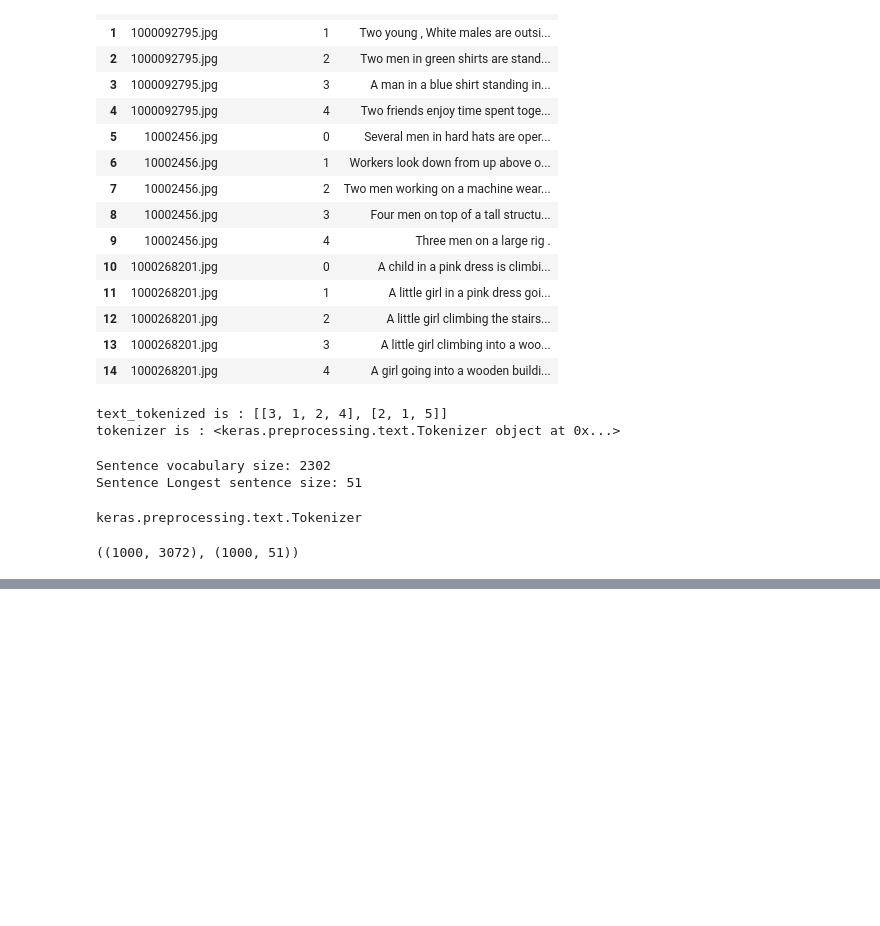
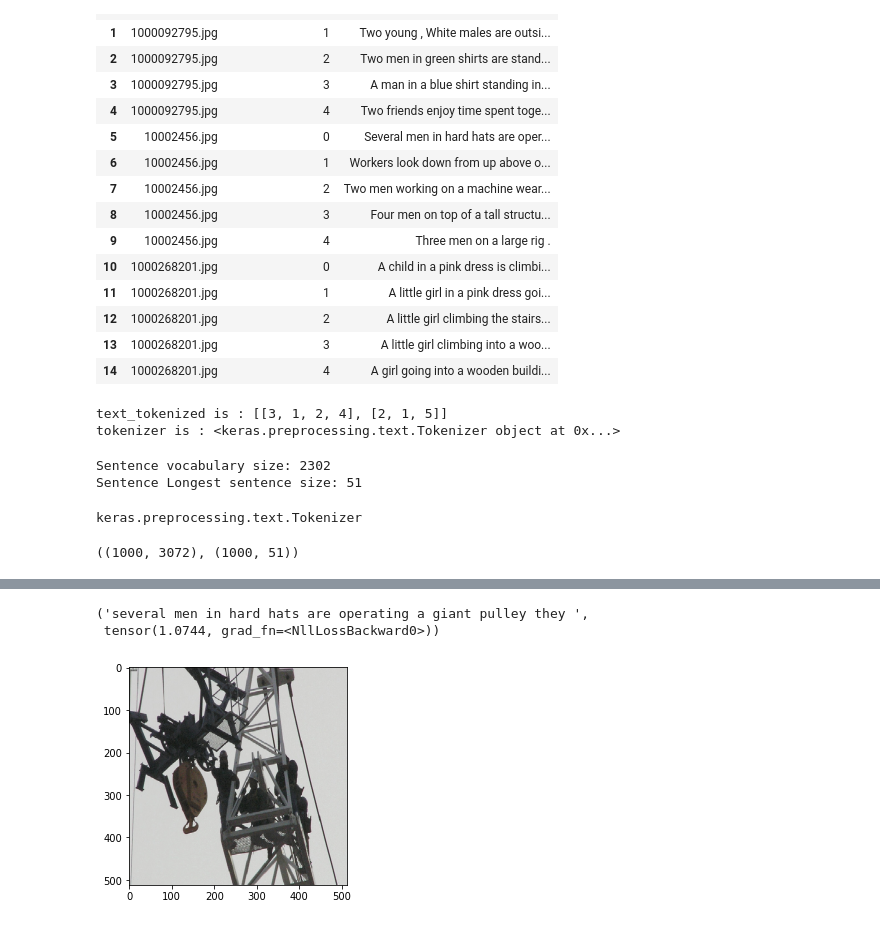
Before and after one commit to rsade090/Base_ImageCaptioning, a Jupyter notebook: Base_Reza.ipynb, the cells around one changed output, grey strips where cells are left out. Drawn from its saved outputs; the diff is of its cells as text; code cells hidden in the pictures; blank space fills up the shorter version.

```diff
--- a/Base_Reza.ipynb
+++ b/Base_Reza.ipynb
@@ -147,0 +446,6 @@ Error:
+# %%
+evaluate(5)
+# %% [output]
+('several men in hard hats are operating a giant pulley they ',
+ tensor(1.0744, grad_fn=<NllLossBackward0>))
+[figure, added]
```
Also changed, not shown: parts of 20 cells of this notebook.
